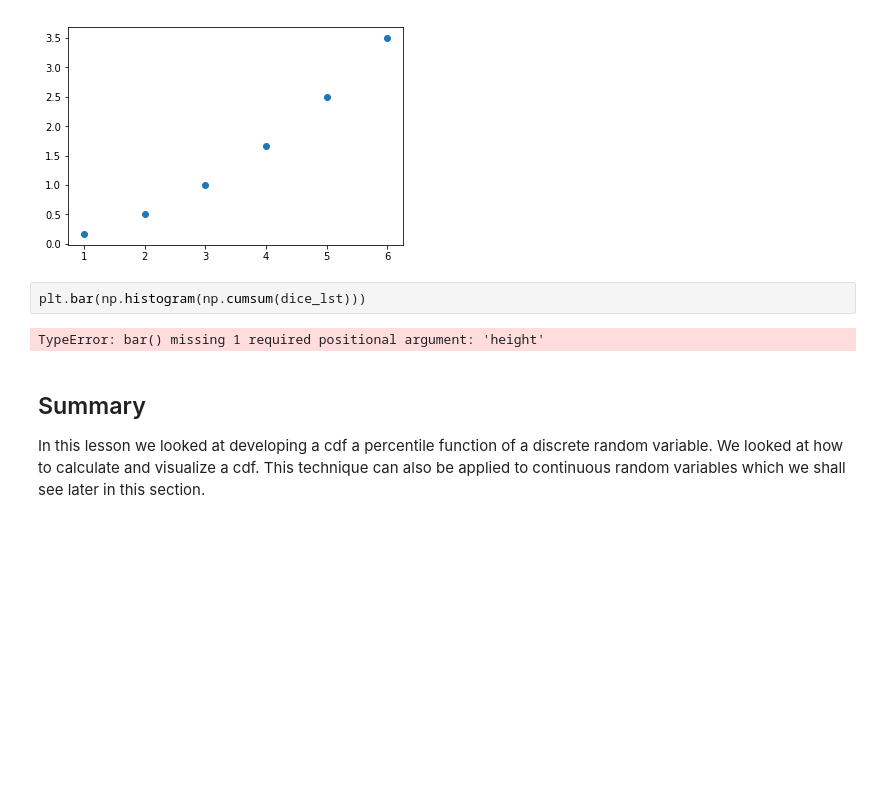
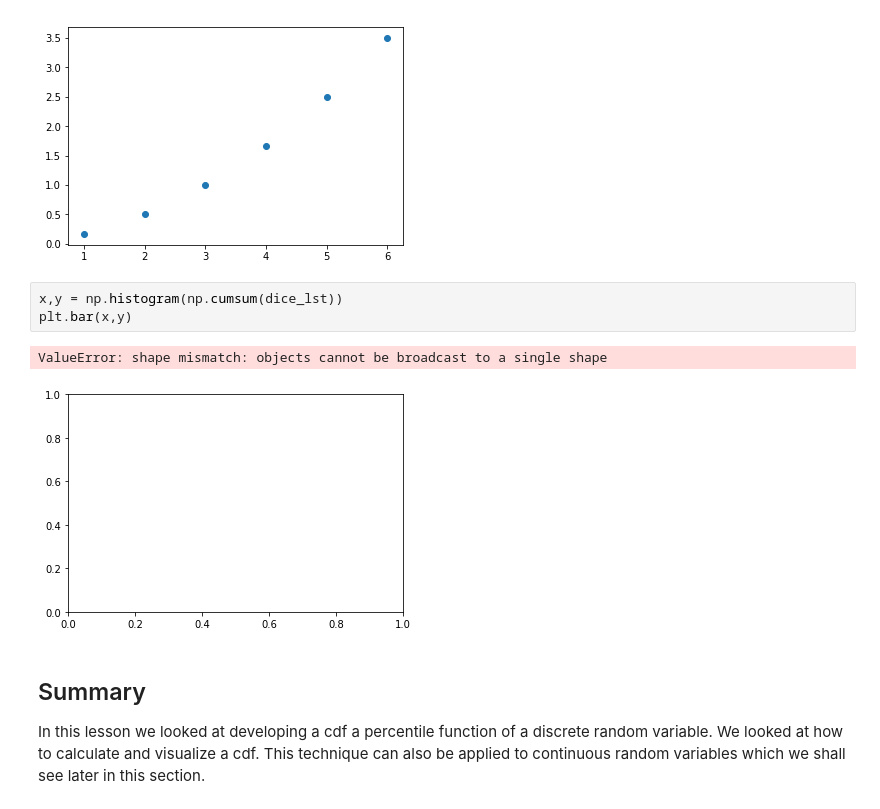
Before and after one commit to ortsed/dsc-cumulative-distribution-function-lab-dc-ds-career-042219, a Jupyter notebook: index.ipynb, the cells around one changed output. Drawn from its saved outputs; the diff is of its cells as text; blank space fills up the shorter version.

```diff
--- a/index.ipynb
+++ b/index.ipynb
@@ -91,9 +91,11 @@ plt.scatter(dice_lst, np.cumsum(dice_lst)/len(dice_lst))
 <matplotlib.collections.PathCollection at 0x...>
 [figure]
 # %%
-plt.bar(np.histogram(np.cumsum(dice_lst)))
+x,y = np.histogram(np.cumsum(dice_lst))
+plt.bar(x,y)
 # %% [output]
-TypeError: bar() missing 1 required positional argument: 'height'
+ValueError: shape mismatch: objects cannot be broadcast to a single shape
+[figure, added]
 # %% [markdown]
 ## Summary
 
```
